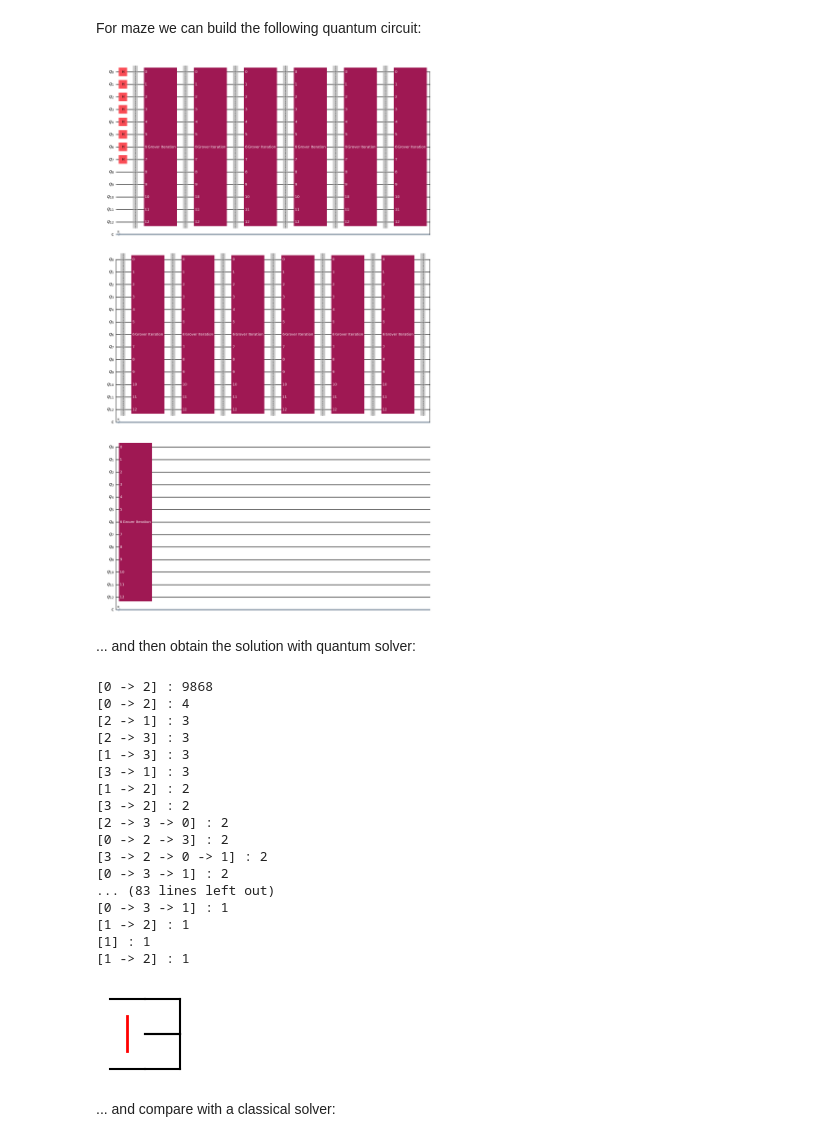
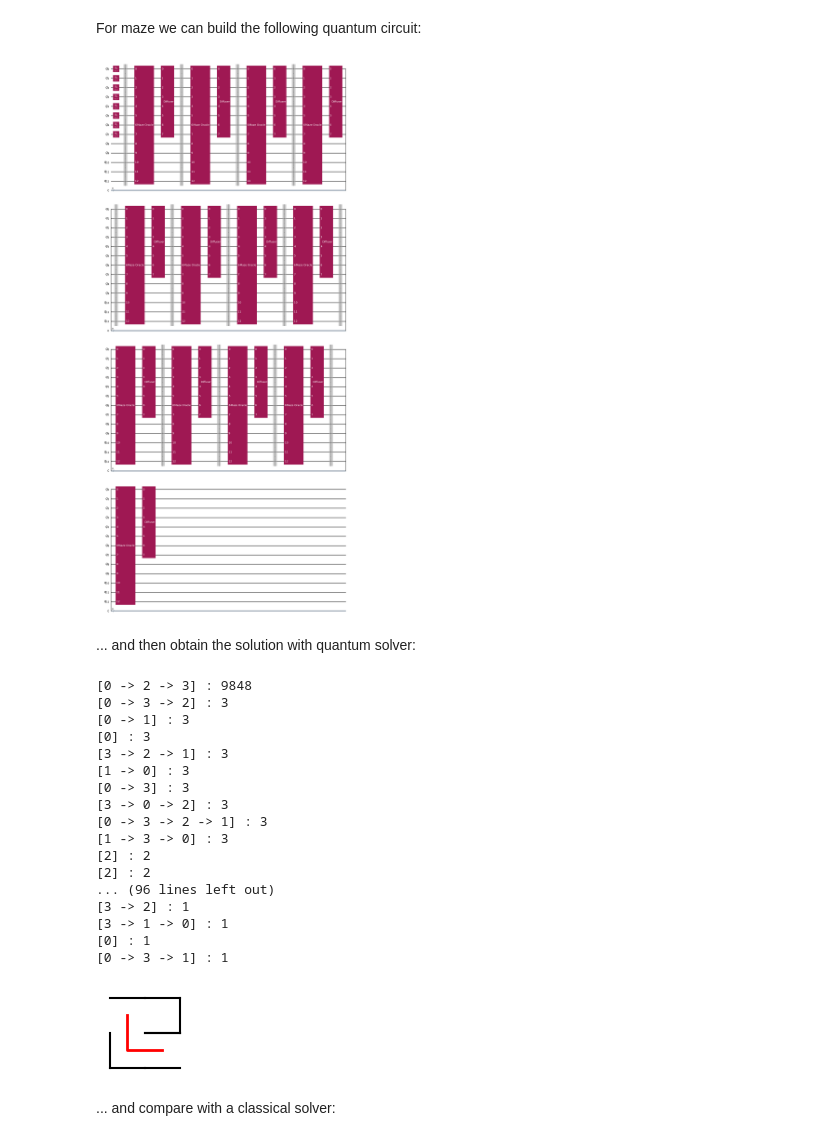
Before and after one commit to 1ngVG-QCCE/QuantumMazeSolver, a Jupyter notebook: maze_solver.ipynb, the cells around one changed output. Drawn from its saved outputs; the diff is of its cells as text; code cells hidden in the pictures.

```diff
--- a/maze_solver.ipynb
+++ b/maze_solver.ipynb
@@ -16,6 +16,6 @@ We provide utilities for building mazes and graphs in general.
 For maze generation, we implement **Prim’s algorithm**, which produces *perfect mazes* with a uniform structure.
 # %%
 maze_generator = PrimGenerator()
-maze = maze_generator.generate_maze(2, 2, (0, 0), (0, 1), 1)
+maze = maze_generator.generate_maze(2, 2, (0, 0), (1, 1), 1)
 maze.show()
 # %% [output]
@@ -107,32 +107,32 @@ def most_frequent_solution_path_in(graph: Graph, shots: int = 10000) -> Path:
 For maze we can build the following quantum circuit:
 # %%
 maze_qc = QuantumMazeCircuit(maze, turn_back_check=True) # custom max_path_length can be set
-maze_qc.decompose(reps = 0).draw('mpl')
+maze_qc.decompose(reps = 1).draw('mpl')
 # %% [output]
-[figure, old version]
+[figure, new version]
 # %% [markdown]
 ... and then obtain the solution with quantum solver:
 # %%
 maze.show(most_frequent_solution_path_in(maze_qc))
 # %% [output]
-[0 -> 2] : 9868
-[0 -> 2] : 4
-[2 -> 1] : 3
-[2 -> 3] : 3
-[1 -> 3] : 3
-[3 -> 1] : 3
-[1 -> 2] : 2
-[3 -> 2] : 2
-[2 -> 3 -> 0] : 2
-[0 -> 2 -> 3] : 2
-[3 -> 2 -> 0 -> 1] : 2
-[0 -> 3 -> 1] : 2
-... (83 lines left out)
+[0 -> 2 -> 3] : 9848
+[0 -> 3 -> 2] : 3
+[0 -> 1] : 3
+[0] : 3
+[3 -> 2 -> 1] : 3
+[1 -> 0] : 3
+[0 -> 3] : 3
+[3 -> 0 -> 2] : 3
+[0 -> 3 -> 2 -> 1] : 3
+[1 -> 3 -> 0] : 3
+[2] : 2
+[2] : 2
+... (96 lines left out)
+[3 -> 2] : 1
+[3 -> 1 -> 0] : 1
+[0] : 1
 [0 -> 3 -> 1] : 1
-[1 -> 2] : 1
-[1] : 1
-[1 -> 2] : 1
-[figure, old version]
+[figure, new version]
 # %% [markdown]
 ... and compare with a classical solver:
 # %%
```
Also changed, not shown: parts of 5 cells of this notebook.
